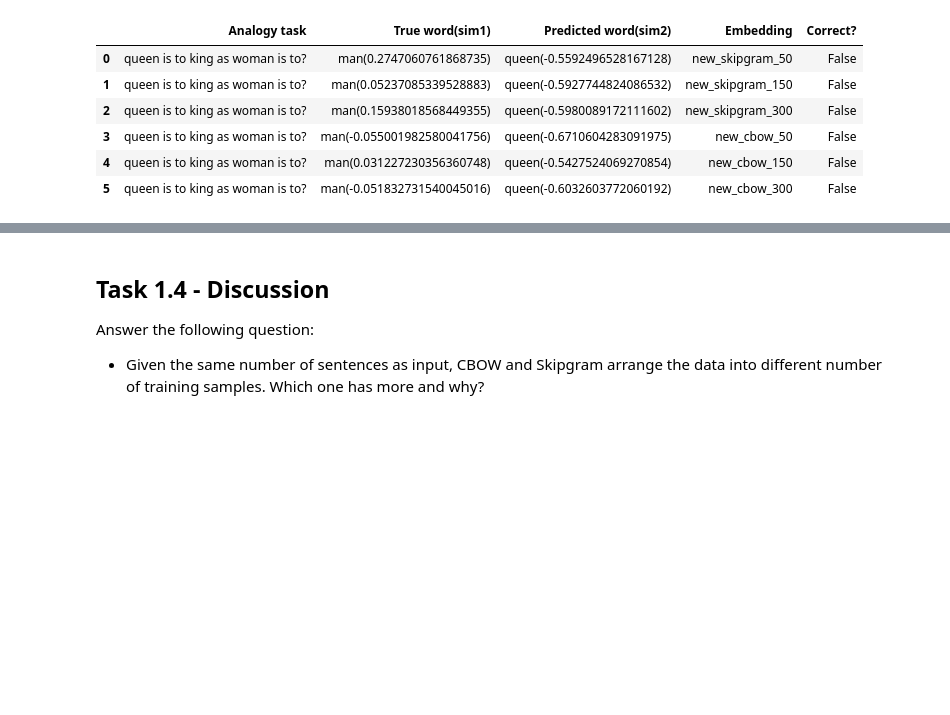
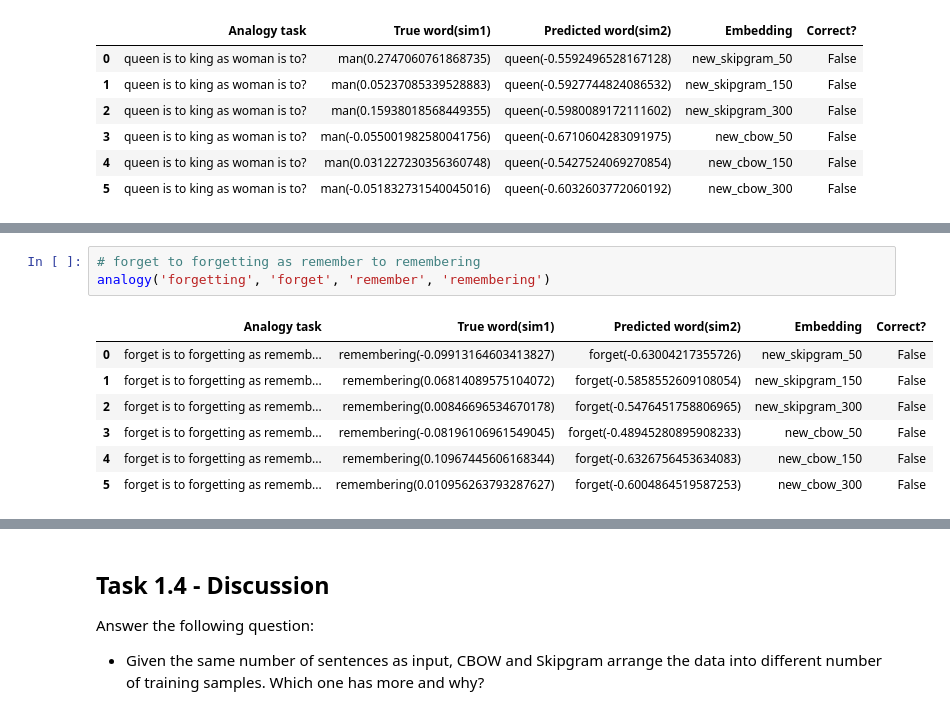
Before and after one commit to Huilin-Zhu/DeepLearningAssignment1, a Jupyter notebook: Assignment_1.ipynb, the cells around one changed output, grey strips where cells are left out. Cells and saved outputs as stored; diff of their text form; blank space fills up the shorter version.

```diff
--- a/Assignment_1.ipynb
+++ b/Assignment_1.ipynb
@@ -592 +603,12 @@ analogy('king', 'queen', 'woman', 'man')
+# %%
+# forget to forgetting as remember to remembering
+analogy('forgetting', 'forget', 'remember', 'remembering')
+# %% [output]
+|  | Analogy task | True word(sim1) | Predicted word(sim2) | Embedding | Correct? |
+| 0 | forget is to forgetting as rememb... | remembering(-0.09913164603413827) | forget(-0.63004217355726) | new_skipgram_50 | False |
+| 1 | forget is to forgetting as rememb... | remembering(0.06814089575104072) | forget(-0.5858552609108054) | new_skipgram_150 | False |
+| 2 | forget is to forgetting as rememb... | remembering(0.00846696534670178) | forget(-0.5476451758806965) | new_skipgram_300 | False |
+| 3 | forget is to forgetting as rememb... | remembering(-0.08196106961549045) | forget(-0.48945280895908233) | new_cbow_50 | False |
+| 4 | forget is to forgetting as rememb... | remembering(0.10967445606168344) | forget(-0.6326756453634083) | new_cbow_150 | False |
+| 5 | forget is to forgetting as rememb... | remembering(0.010956263793287627) | forget(-0.6004864519587253) | new_cbow_300 | False |
 # %%
```
Also changed, not shown: parts of 9 cells of this notebook.
